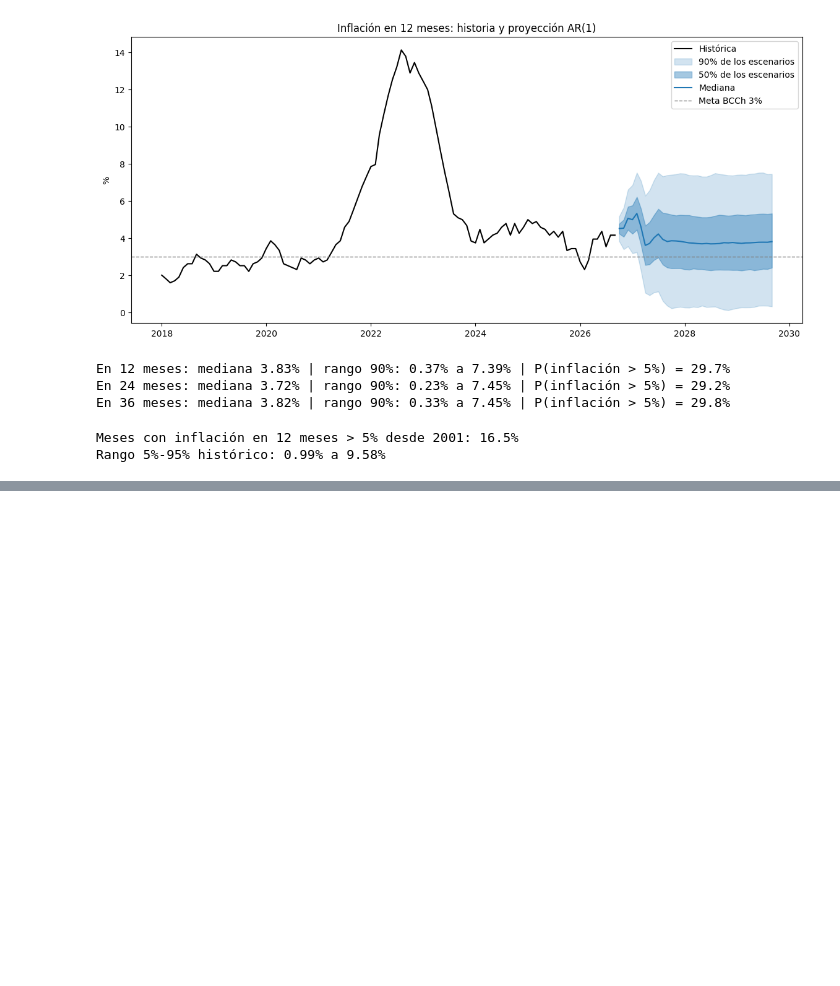
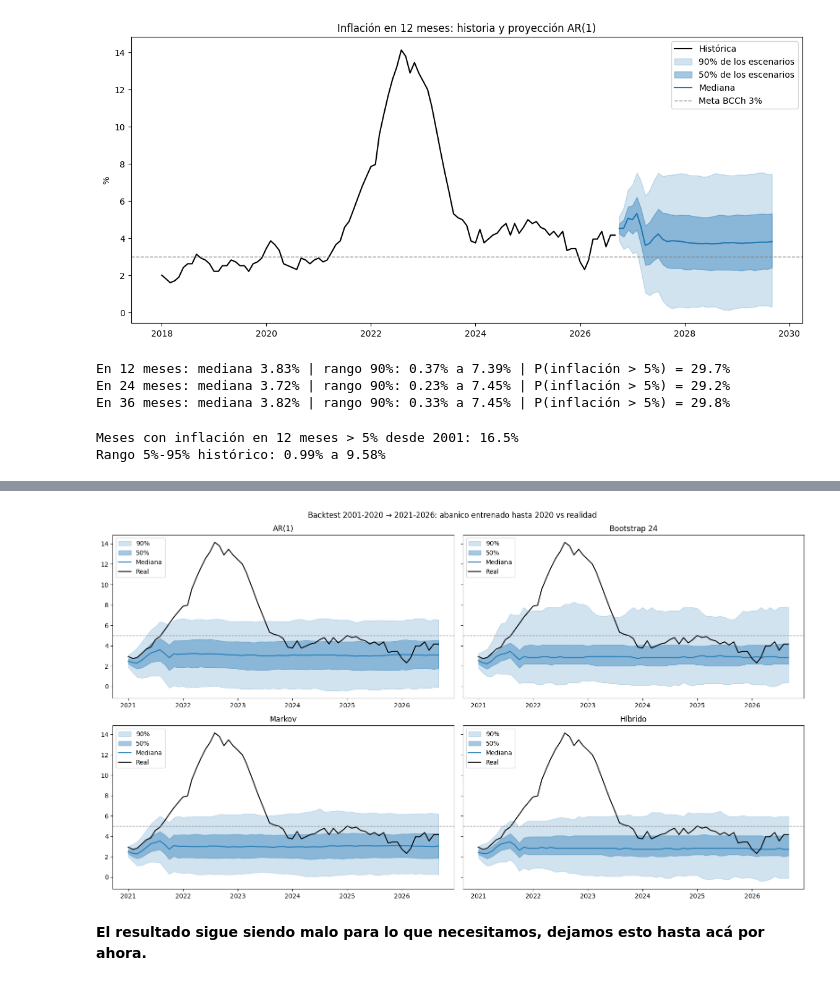
Before and after one commit to nombre00/gestor_datos_economicos, a Jupyter notebook: notebooks/001_modelo_inflacion.ipynb, the cells around one changed output, grey strips where cells are left out. Saved outputs shown, nothing was run; the diff lists cells and outputs as text; code cells hidden in the pictures; blank space fills up the shorter version.

```diff
--- a/notebooks/001_modelo_inflacion.ipynb
+++ b/notebooks/001_modelo_inflacion.ipynb
@@ -215,0 +288,15 @@ Rango 5%-95% histórico: 0.99% a 9.58%
+# %%
+# Ahora generamos el segundo modelo: bootstrap por bloques, esto corta y pega en el futuro lo ocurrido antes.
+
+def bootstrap_bloques(serie, N, H, largo, rng):
+    """Futuros armados con bloques consecutivos de la historia real, elegidos al azar."""
+    valores = serie.to_numpy()
+    n_bloques = int(np.ceil(H / largo))
+    inicios = rng.integers(0, len(valores) - largo + 1, size=(N, n_bloques))
+    indices = inicios[:, :, None] + np.arange(largo)   # N x bloques x largo
+    return valores[indices].reshape(N, -1)[:, :H]
+
+
+rng = np.random.default_rng(42)
+boot12_12m = a_12_meses(bootstrap_bloques(muestra, N, H, 12, rng), ultimos_11)
+boot24_12m = a_12_meses(bootstrap_bloques(muestra, N, H, 24, rng), ultimos_11)
@@ -215,0 +653,25 @@ Rango 5%-95% histórico: 0.99% a 9.58%
+# %%
+# Probamos los modelos entrenados con el dataset de verificación.
+
+nombre_v = VENTANAS[-1][0]
+fig, ejes = plt.subplots(2, 2, figsize=(16, 9), sharey=True)
+
+for ax, nombre_m in zip(ejes.flat, MODELOS):
+    reales, sim = abanicos[(nombre_v, nombre_m)]
+    x = reales.index.to_timestamp()
+    p5, p25, p50, p75, p95 = np.percentile(sim, [5, 25, 50, 75, 95], axis=0)
+    ax.fill_between(x, p5, p95, alpha=0.2, color="tab:blue", label="90%")
+    ax.fill_between(x, p25, p75, alpha=0.4, color="tab:blue", label="50%")
+    ax.plot(x, p50, color="tab:blue", label="Mediana")
+    ax.plot(x, reales.values, color="black", label="Real")
+    ax.axhline(5, color="gray", linestyle="--", linewidth=1)
+    ax.set_title(nombre_m)
+    ax.legend(loc="upper left")
+
+fig.suptitle(f"Backtest {nombre_v}: abanico entrenado hasta 2020 vs realidad")
+plt.tight_layout()
+plt.show()
+# %% [output]
+[figure, added]
+# %% [markdown]
+**El resultado sigue siendo malo para lo que necesitamos, dejamos esto hasta acá por ahora.**
```
Also changed, not shown: parts of 11 cells of this notebook.
